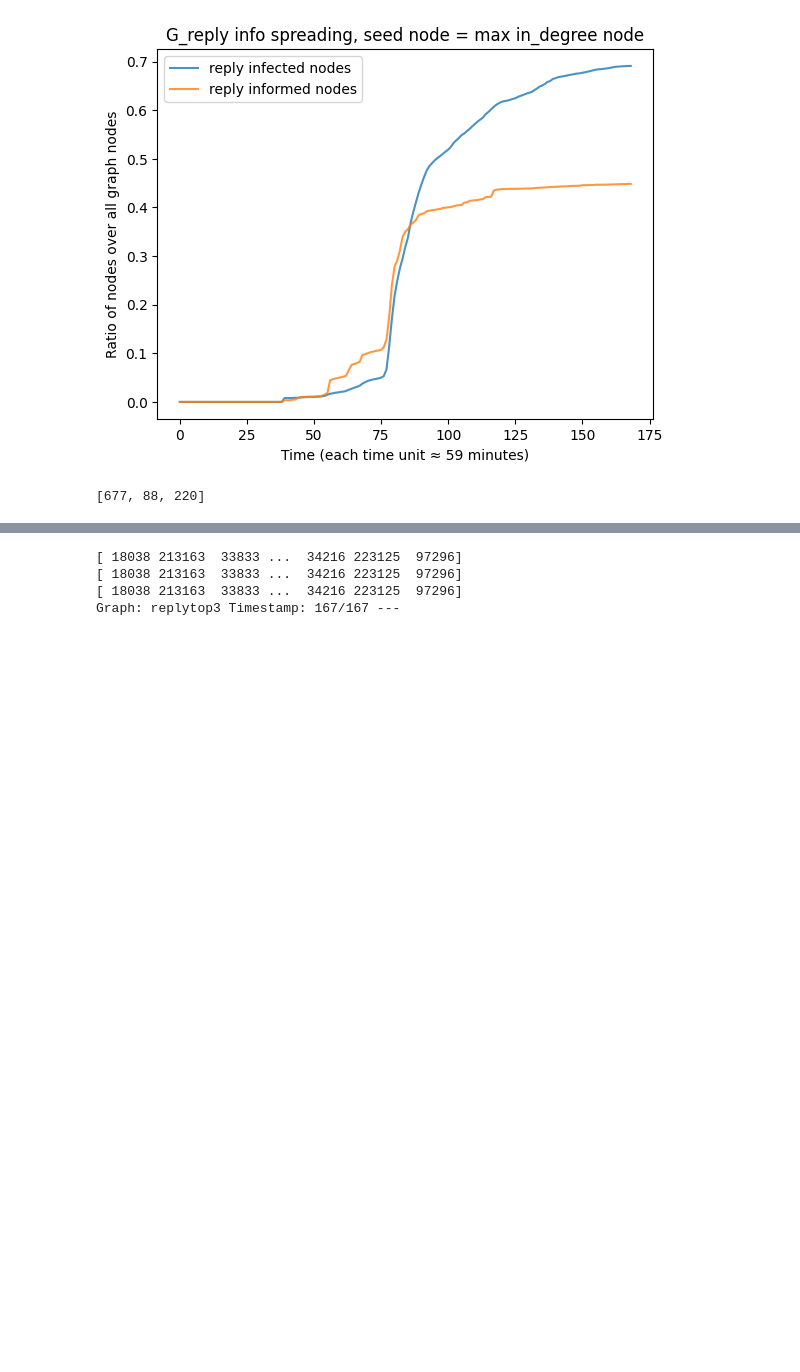
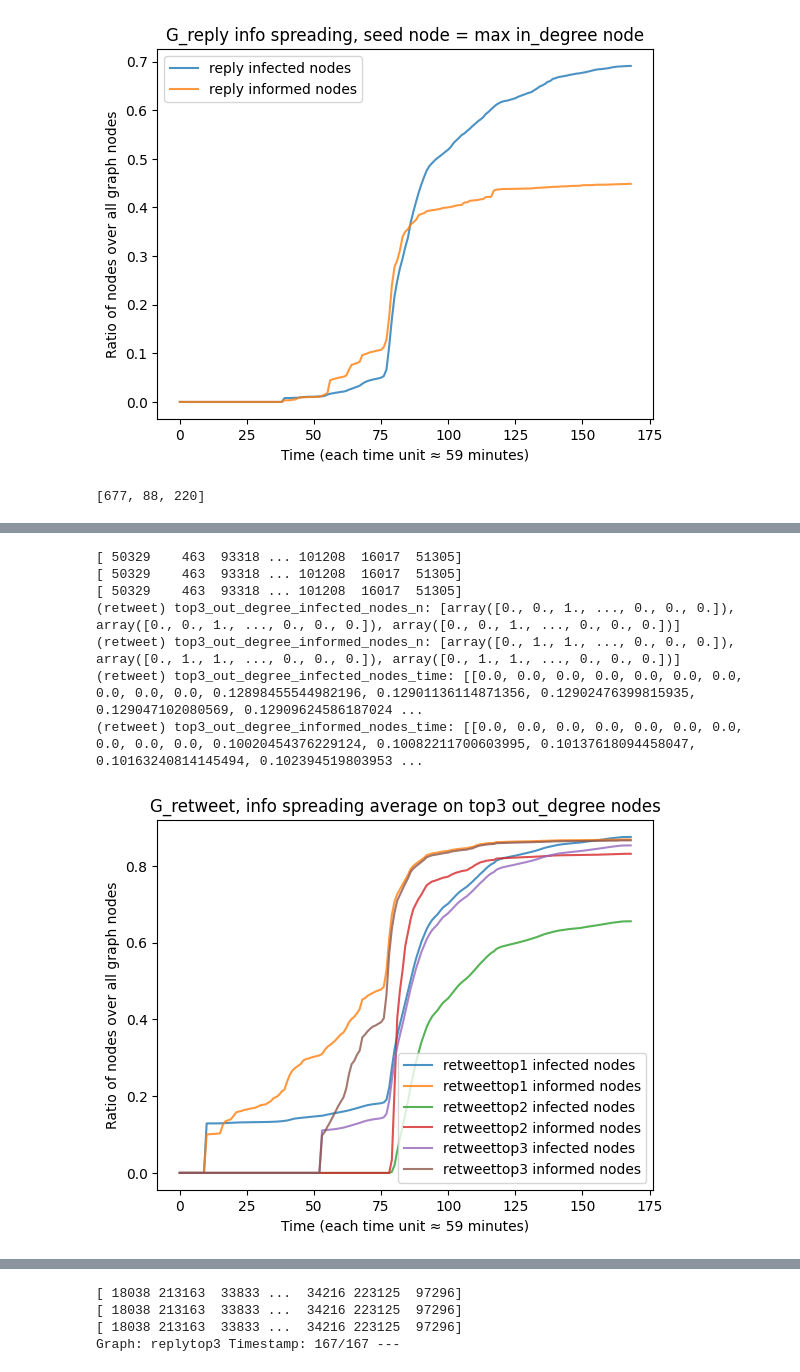
Before and after one commit to francescoopiccoli/higgs-twitter-network-science, a Jupyter notebook: src/process_final.ipynb, the cells around one changed output, grey strips where cells are left out. Cells and saved outputs as stored; diff of their text form; code cells hidden in the pictures; blank space fills up the shorter version.

```diff
--- a/src/process_final.ipynb
+++ b/src/process_final.ipynb
@@ -328,3 +337,18 @@ Graph: reply Timestamp: 167/167 ---
 # %%
-_, _, infected_nodes_time_ret, informed_nodes_time_ret = simulate_spreading_n_nodes(G_retweet_lcc_df, G_social_df, max_out_degree_retweet[:3], start_timestamp, end_timestamp, len(G_retweet_lcc.nodes()), len(G_social.nodes()), name="retweet", plot=True, title="G_retweet, info spreading average on top3 out_degree nodes")
+# Info spreading for top 3 out_degree nodes for G_retweet
+infected_nodes_n_ret_out_deg, informed_nodes_n_ret_out_deg, infected_nodes_time_ret_out_deg, informed_nodes_time_ret_out_deg = simulate_spreading_n_nodes(G_retweet_lcc_df, G_social_df, max_out_degree_retweet[:3], start_timestamp, end_timestamp, len(G_retweet_lcc.nodes()), len(G_social.nodes()), name="retweet", plot=True, title="G_retweet, info spreading average on top3 out_degree nodes")
+metric_name = "top3_out_degree_"
+util.print_and_log(retweet_graph_name, metric_name + "infected_nodes_n", infected_nodes_n_ret_out_deg)
+util.print_and_log(retweet_graph_name, metric_name + "informed_nodes_n", informed_nodes_n_ret_out_deg)
+util.print_and_log(retweet_graph_name, metric_name + "infected_nodes_time", infected_nodes_time_ret_out_deg)
+util.print_and_log(retweet_graph_name, metric_name + "informed_nodes_time", informed_nodes_time_ret_out_deg)
+# %% [output]
+[ 50329    463  93318 ... 101208  16017  51305]
+[ 50329    463  93318 ... 101208  16017  51305]
+[ 50329    463  93318 ... 101208  16017  51305]
+(retweet) top3_out_degree_infected_nodes_n: [array([0., 0., 1., ..., 0., 0., 0.]), array([0., 0., 1., ..., 0., 0., 0.]), array([0., 0., 1., ..., 0., 0., 0.])]
+(retweet) top3_out_degree_informed_nodes_n: [array([0., 1., 1., ..., 0., 0., 0.]), array([0., 1., 1., ..., 0., 0., 0.]), array([0., 1., 1., ..., 0., 0., 0.])]
+(retweet) top3_out_degree_infected_nodes_time: [[0.0, 0.0, 0.0, 0.0, 0.0, 0.0, 0.0, 0.0, 0.0, 0.0, 0.12898455544982196, 0.12901136114871356, 0.12902476399815935, 0.129047102080569, 0.12909624586187024 ...
+(retweet) top3_out_degree_informed_nodes_time: [[0.0, 0.0, 0.0, 0.0, 0.0, 0.0, 0.0, 0.0, 0.0, 0.0, 0.10020454376229124, 0.10082211700603995, 0.10137618094458047, 0.10163240814145494, 0.102394519803953 ...
+[figure, added]
 # %%
```
Also changed, not shown: parts of 5 cells of this notebook, 2 other files.
